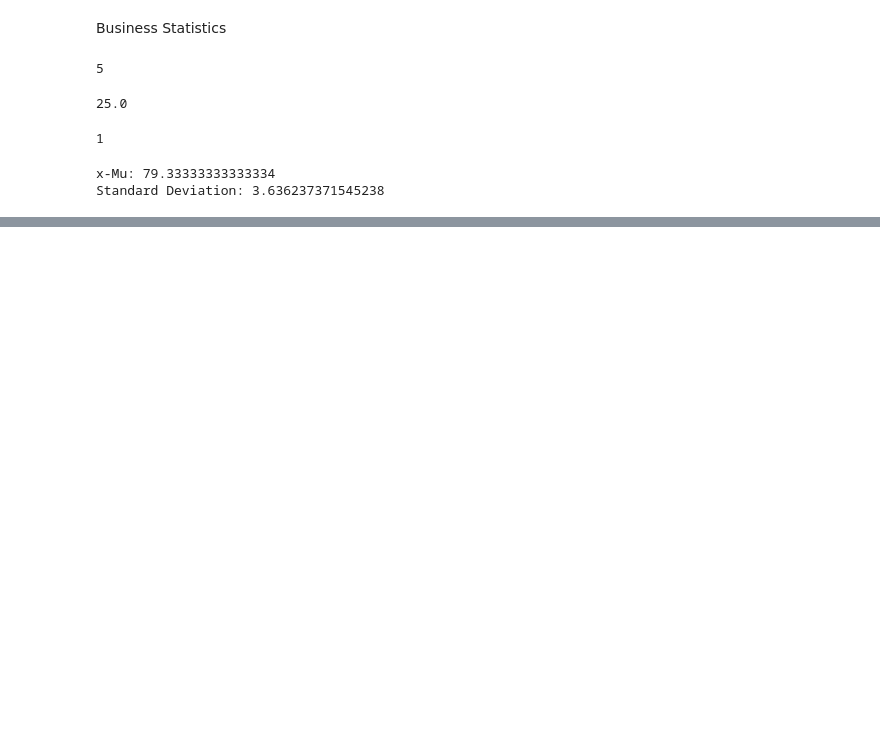
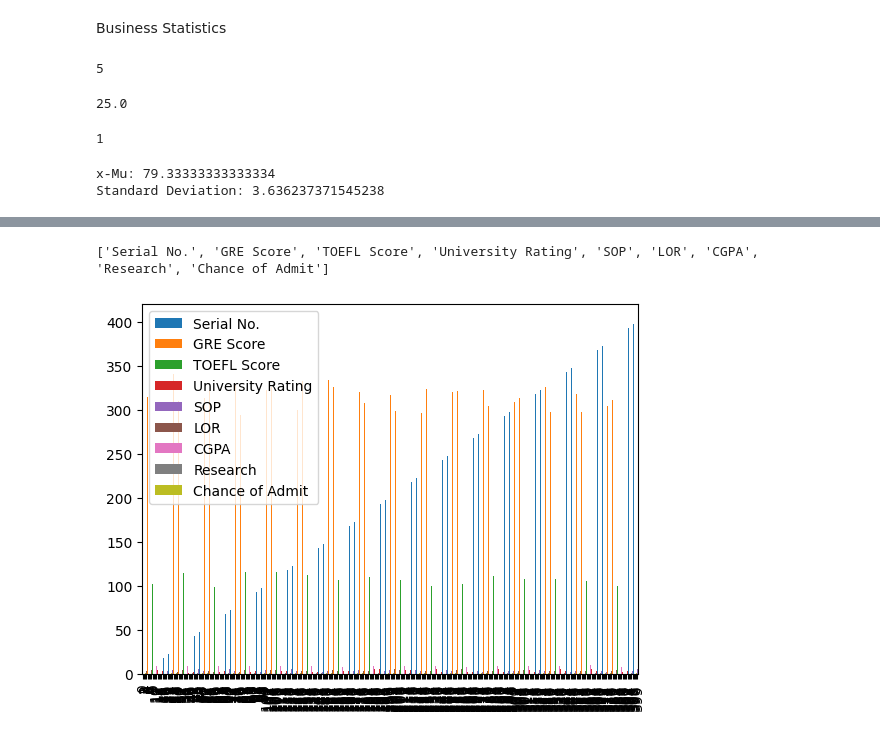
Before and after one commit to keonicsx/Code_Storage, a Jupyter notebook: Module3.ipynb, the cells around one changed output, grey strips where cells are left out. Cells and saved outputs as stored; diff of their text form; code cells hidden in the pictures; blank space fills up the shorter version.

```diff
--- a/Module3.ipynb
+++ b/Module3.ipynb
@@ -40,0 +65,27 @@ Standard Deviation: 3.636237371545238
+# %%
+import csv
+import pandas as pd
+import matplotlib.pyplot as plt
+database=[]
+column_names_list=[]
+i=0
+with open("csv_sheets/adm_data.csv","r") as file_handler:
+    data= csv.reader(file_handler)
+
+    for line in data:
+        # prfloat(line)
+        if i==0 and i<11:
+
+            column_names_list.append(line)
+            i=i+1
+            continue
+        Int_list=[float(line[0]),float(line[1]),float(line[2]),float(line[3]),float(line[4]),float(line[5]),float(line[6]),float(line[7]),float(line[8])]
+        database.append(Int_list)
+
+print(column_names_list[0])
+df= pd.DataFrame(database,columns=column_names_list[0])
+df.plot.bar()
+plt.show()
+# %% [output]
+['Serial No.', 'GRE Score', 'TOEFL Score', 'University Rating', 'SOP', 'LOR', 'CGPA', 'Research', 'Chance of Admit']
+[figure, added]
```
Also changed, not shown: parts of 5 cells of this notebook, 1 other file.
